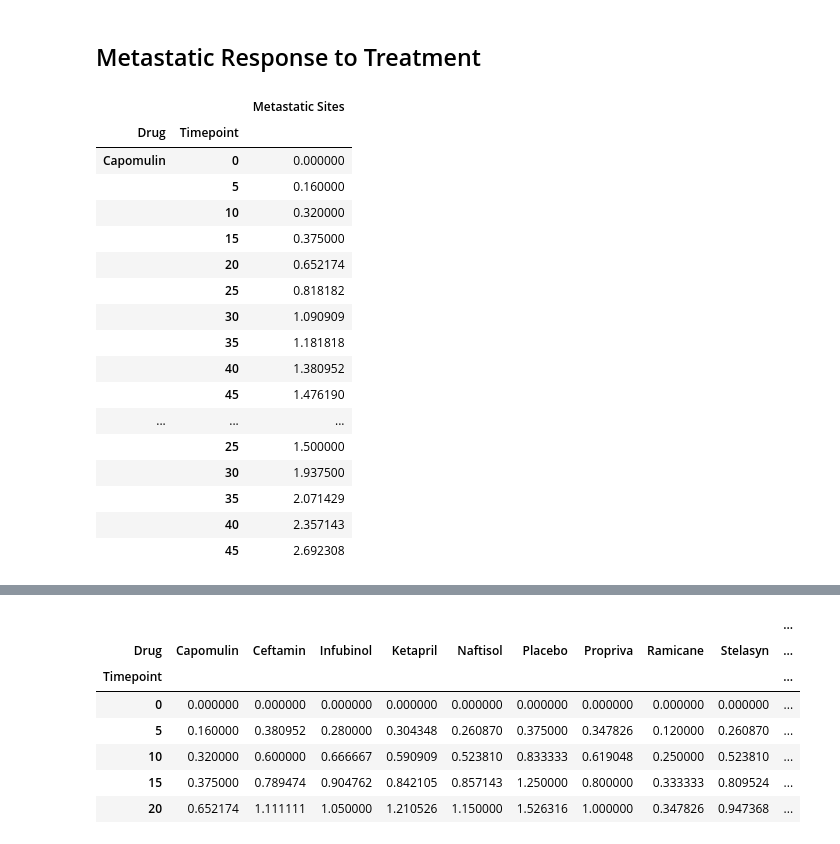
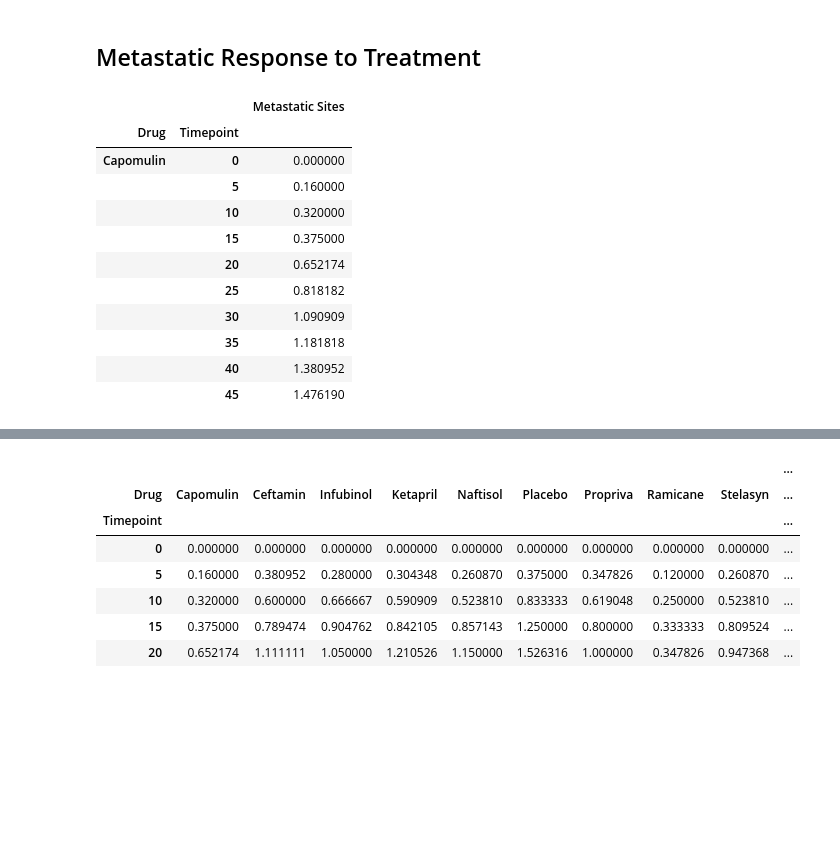
Before and after one commit to sbogdan-sb/Python-Data-Analysis-Charting, a Jupyter notebook: pymaceuticals.ipynb, the cells around one changed output, grey strips where cells are left out. Cells and saved outputs as stored; diff of their text form; code cells hidden in the pictures; blank space fills up the shorter version.

```diff
--- a/pymaceuticals.ipynb
+++ b/pymaceuticals.ipynb
@@ -170,30 +162,24 @@ plt.show()
 # %%
 # Store the Mean Met. Site Data Grouped by Drug and Timepoint
 
 # Convert to DataFrame
 
 # Preview DataFrame
 
 mean_metastatic = merged_df.groupby(["Drug", "Timepoint"]).mean()
 del mean_metastatic["Tumor Volume (mm3)"]
-mean_metastatic.head(20)
+mean_metastatic.head(10)
 # %% [output]
 |  |  | Metastatic Sites |
 | Drug | Timepoint |  |
 | Capomulin | 0 | 0.000000 |
 |  | 5 | 0.160000 |
 |  | 10 | 0.320000 |
 |  | 15 | 0.375000 |
 |  | 20 | 0.652174 |
 |  | 25 | 0.818182 |
 |  | 30 | 1.090909 |
 |  | 35 | 1.181818 |
 |  | 40 | 1.380952 |
 |  | 45 | 1.476190 |
-| ... | ... | ... |
-|  | 25 | 1.500000 |
-|  | 30 | 1.937500 |
-|  | 35 | 2.071429 |
-|  | 40 | 2.357143 |
-|  | 45 | 2.692308 |
 # %%
```
Also changed, not shown: parts of 12 cells of this notebook, 4 other files.
